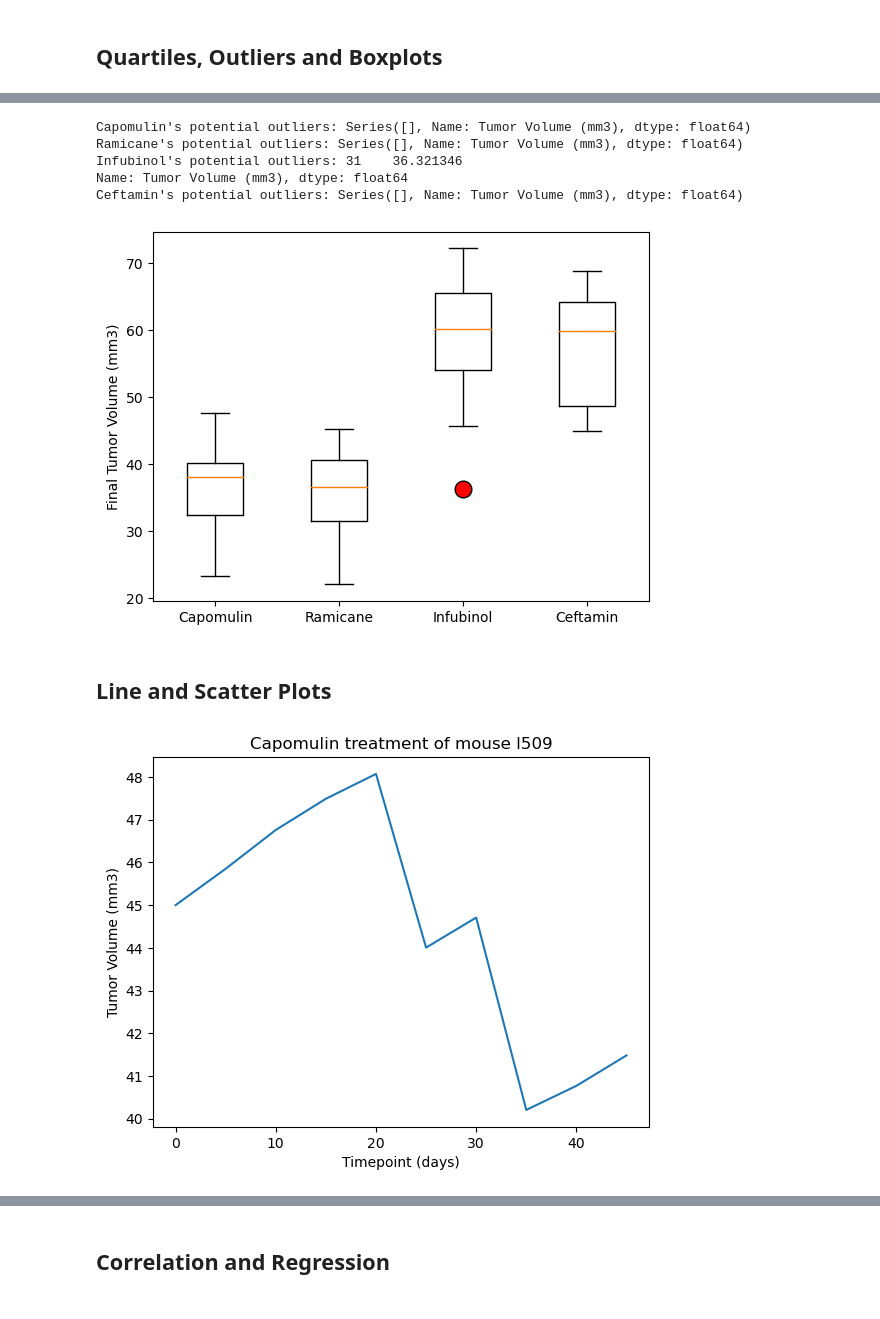
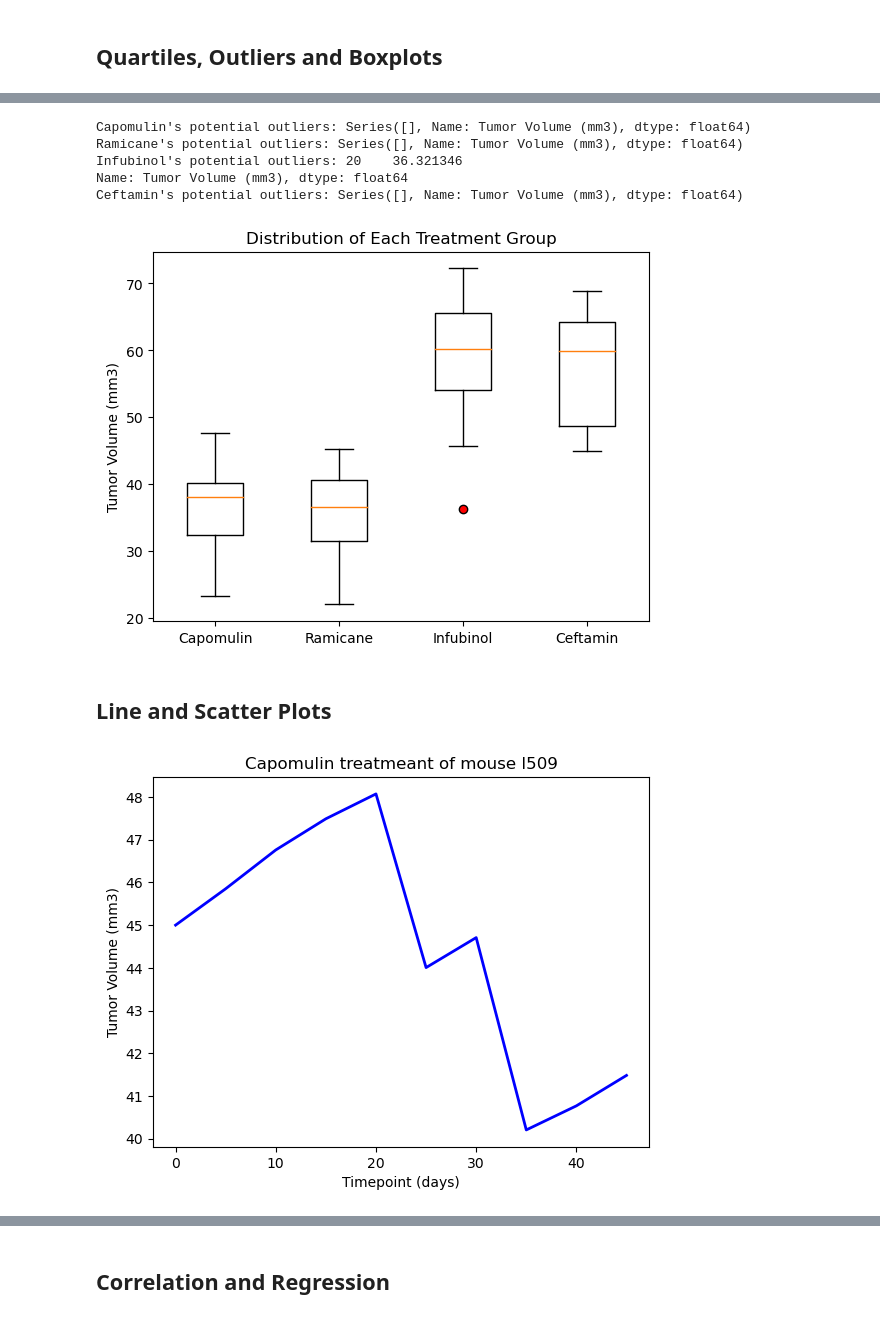
Before and after one commit to NifaCout/Matplotlib, a Jupyter notebook: pymaceuticals_starter.ipynb, the cells around one changed output, grey strips where cells are left out. Cells and saved outputs as stored; diff of their text form; code cells hidden in the pictures.

```diff
--- a/pymaceuticals_starter.ipynb
+++ b/pymaceuticals_starter.ipynb
@@ -66,8 +56,8 @@ duplicate_mice
 # %%
 # Create a clean DataFrame by dropping the duplicate mouse by its ID.
 clean_merged_data = merged_data.loc[merged_data['Mouse ID'] != 'g989']
-clean_merged_data = pd.DataFrame(clean_merged_data)
-clean_merged_data.head()
+clean_merged_df = pd.DataFrame(clean_merged_data)
+clean_merged_df.head()
 # %% [output]
 |  | Mouse ID | Timepoint | Tumor Volume (mm3) | Metastatic Sites | Drug Regimen | Sex | Age_months | ... |
 | 0 | b128 | 0 | 45.0 | 0 | Capomulin | Female | 9 | ... |
@@ -182,7 +184,13 @@ plt.show()
 # Calculate the final tumor volume of each mouse across four of the treatment regimens:
 # Capomulin, Ramicane, Infubinol, and Ceftamin
 
-# Start by getting the last (greatest) timepoint for each mouse
+treatment_regimens = ['Capomulin', 'Ramicane', 'Infubinol', 'Ceftamin']
 
 
+# Start by getting the last (greatest) timepoint for each mouse
+max_timepoints = clean_merged_df.groupby('Mouse ID')['Timepoint'].max()
+
 # Merge this group df with the original DataFrame to get the tumor volume at the last timepoint
+final_tumor_volume = pd.merge(clean_merged_df, max_timepoints, on=['Mouse ID', 'Timepoint'])
+final_tumor_volume = final_tumor_volume[final_tumor_volume['Drug Regimen'].isin(treatment_regimens)]
+final_tumor_volume
@@ -189,23 +211,30 @@ plt.show()
 # %%
 # Put treatments into a list for for loop (and later for plot labels)
-
+treatments = ['Capomulin', 'Ramicane', 'Infubinol', 'Ceftamin']
 
 # Create empty list to fill with tumor vol data (for plotting)
-
+tumor_vol_data = []
 
 # Calculate the IQR and quantitatively determine if there are any potential outliers.
-
+for treatment in treatments:
 
     # Locate the rows which contain mice on each drug and get the tumor volumes
 
+    treatment_data = final_tumor_volume.loc[final_tumor_volume['Drug Regimen'] == treatment, 'Tumor Volume (mm3)']
+
 
     # add subset
-
+    tumor_vol_data.append(treatment_data)
 
     # Determine outliers using upper and lower bounds
+    quartiles = treatment_data.quantile([0.25, 0.5, 0.75])
+    lower_bound = quartiles[0.25] - 1.5 * (quartiles[0.75] - quartiles[0.25])
+    upper_bound = quartiles[0.75] + 1.5 * (quartiles[0.75] - quartiles[0.25])
+    outliers = treatment_data.loc[(treatment_data < lower_bound) | (treatment_data > upper_bound)]
+    print(f"{treatment}'s potential outliers: {outliers}")
 # %% [output]
 Capomulin's potential outliers: Series([], Name: Tumor Volume (mm3), dtype: float64)
 Ramicane's potential outliers: Series([], Name: Tumor Volume (mm3), dtype: float64)
-Infubinol's potential outliers: 31    36.321346
+Infubinol's potential outliers: 20    36.321346
 Name: Tumor Volume (mm3), dtype: float64
 Ceftamin's potential outliers: Series([], Name: Tumor Volume (mm3), dtype: float64)
@@ -212,10 +244,29 @@ Ceftamin's potential outliers: Series([], Name: Tumor Volume (mm3), dtype: float
 # %%
 # Generate a box plot that shows the distrubution of the tumor volume for each treatment group.
+
+boxpl = plt.boxplot(tumor_vol_data, labels=treatments)
+infubinol_index = treatments.index('Infubinol')
+outlier_marker = dict(markerfacecolor='red', marker='o')
+plt.setp(boxpl['fliers'][infubinol_index], **outlier_marker)
+
+plt.ylabel('Tumor Volume (mm3)')
+plt.title('Distribution of Each Treatment Group')
+plt.show()
 # %% [output]
-[figure, old version]
+[figure, new version]
 # %% [markdown]
 ## Line and Scatter Plots
 # %%
-# Generate a line plot of tumor volume vs. time point for a single mouse treated with Capomulin
+#Generate a line plot of tumor volume vs. time point for a single mouse treated with Capomulin
+Capomulin_df = clean_merged_df.loc[clean_merged_df["Mouse ID"] == "l509",:]
+
+x_axis = Capomulin_df["Timepoint"]
+tumvol = Capomulin_df["Tumor Volume (mm3)"]
+
+plt.title('Capomulin treatmeant of mouse l509')
+plt.plot(x_axis, tumvol,linewidth=2, markersize=15, color="blue")
+plt.xlabel('Timepoint (days)')
+plt.ylabel('Tumor Volume (mm3)')
+plt.show()
 # %% [output]
-[figure, old version]
+[figure, new version]
```
Also changed, not shown: parts of 18 cells of this notebook.
